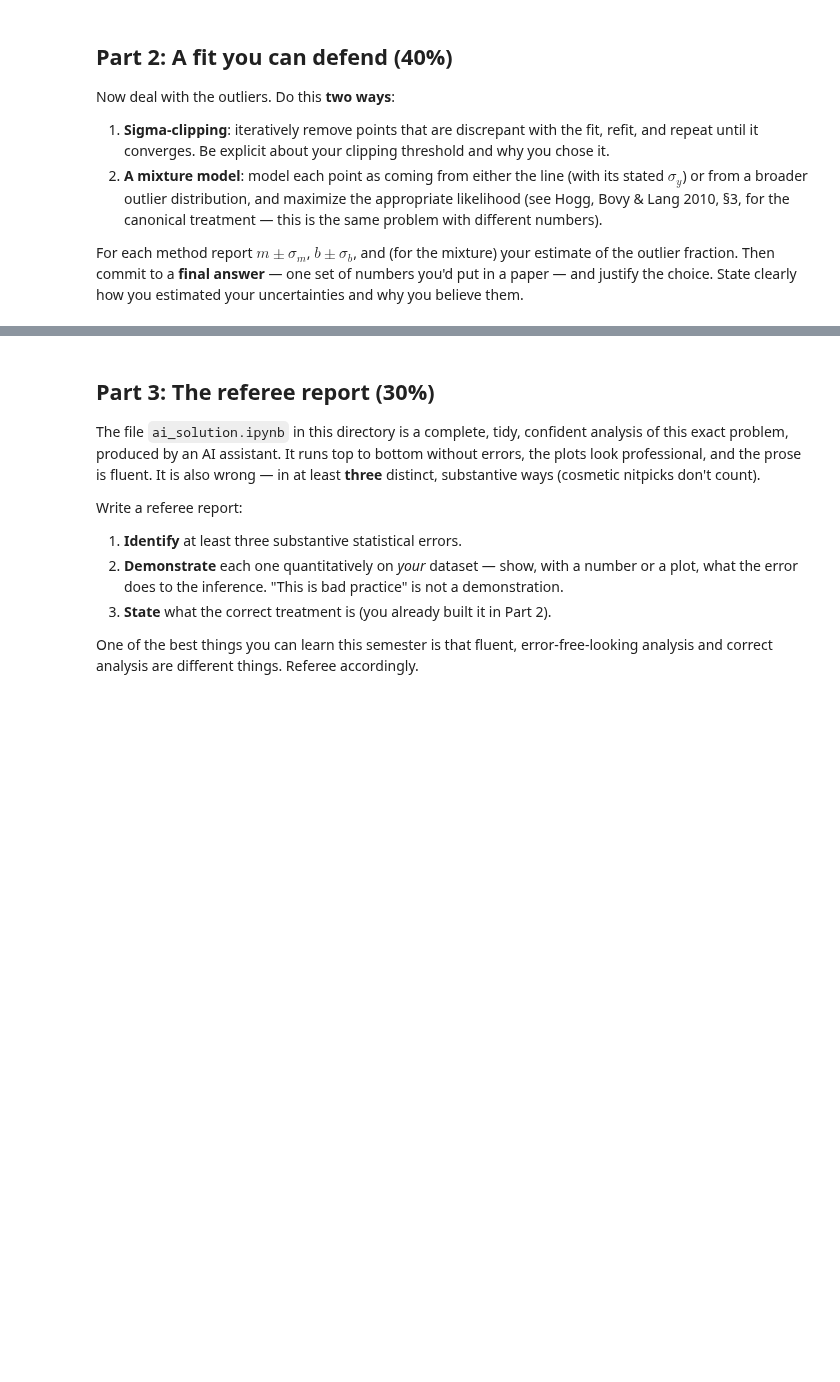
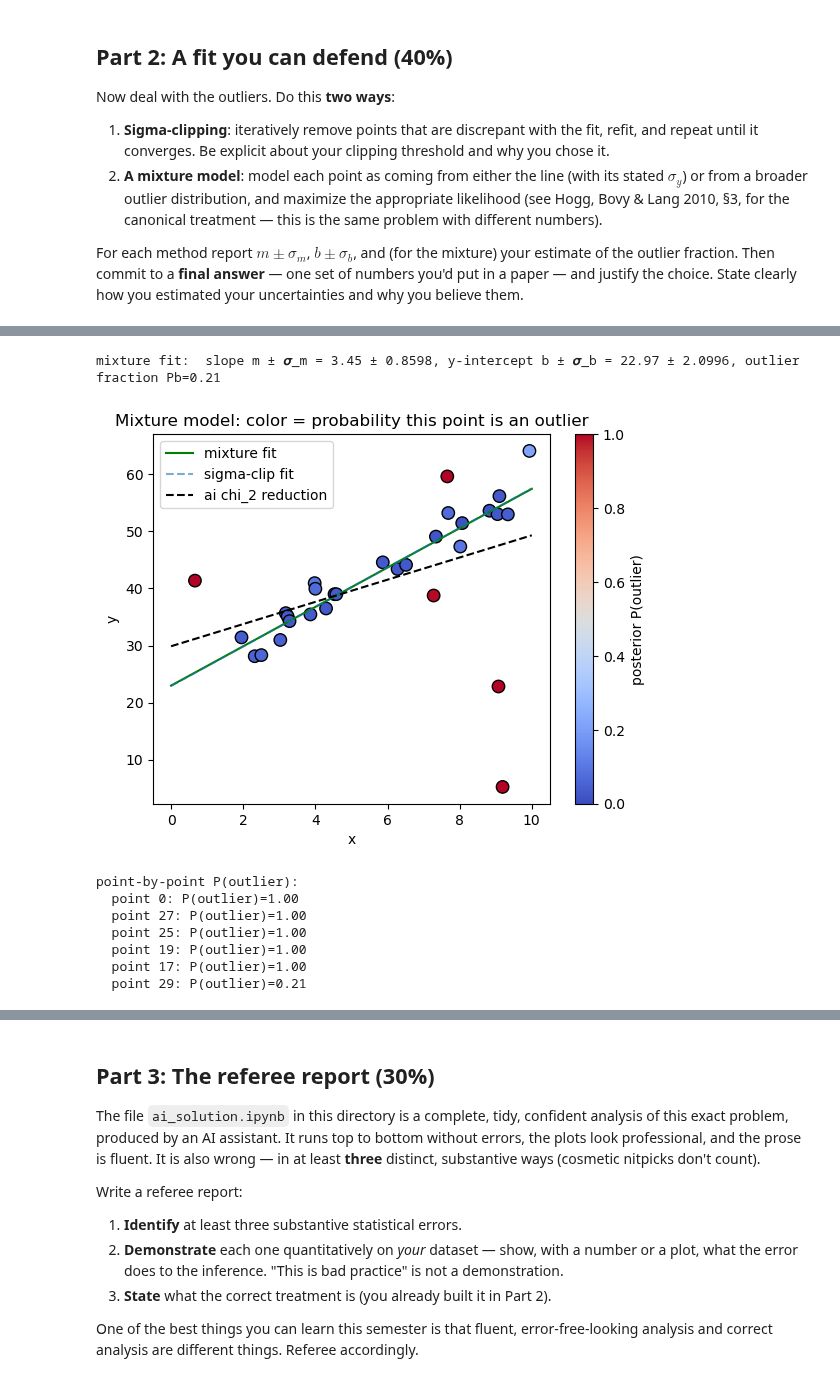
Before and after one commit to gnarayan/ast457_2026_Fall, a Jupyter notebook: submissions/saumyap2/lab01.ipynb, the cells around one changed output, grey strips where cells are left out. Cells and saved outputs as stored; diff of their text form; code cells hidden in the pictures; blank space fills up the shorter version.

```diff
--- a/submissions/saumyap2/lab01.ipynb
+++ b/submissions/saumyap2/lab01.ipynb
@@ -56 +124,69 @@ uncertainties and why you believe them.
+# %%
+# 2.2
+
+from scipy.optimize import minimize
+from scipy.stats import norm
+
+Yb_fixed = np.median(y)
+def neg_log_likelihood(theta, x, y, Yb, sigma):
+    m, b, Pb, lnVb = theta
+    Pb = np.clip(Pb, 1e-6, 1 - 1e-6)
+    Vb = np.exp(lnVb)
+    model = m * x + b
+    good = (1 - Pb) * norm.pdf(y, loc=model, scale=sigma_y)
+    bad_pop = Pb * norm.pdf(y, loc=Yb, scale=np.sqrt(Vb + sigma_y**2))
+    return -np.sum(np.log(good + bad_pop + 1e-300))
+
+# start from the sigma-clip fit
+theta0 = [p_clip[0], p_clip[1], 0.2, np.log(50.0)]
+result = minimize(neg_log_likelihood, theta0, args=(x, y, Yb_fixed, sigma_y),method='L-BFGS-B')
+m_mix, b_mix, Pb_mix, lnVb_mix = result.x
+n_params = len(result.x)
+cov = result.hess_inv @ np.eye(n_params)
+sigma_m_mix = np.sqrt(cov[0, 0])
+sigma_b_mix = np.sqrt(cov[1, 1])
+print(f"mixture fit:  slope m ± 𝝈_m = {m_mix:.2f} ± {sigma_m_mix:.4f}, y-intercept b ± 𝝈_b = {b_mix:.2f} ± {sigma_b_mix:.4f}, outlier fraction Pb={Pb_mix:.2f}")
+
+# per-point posterior probability of belonging to the "bad" population
+Vb_mix = np.exp(lnVb_mix)
+model_mix = m_mix * x + b_mix
+good_l = (1 - Pb_mix) * norm.pdf(y, loc=model_mix, scale=sigma_y)
+bad_l = Pb_mix * norm.pdf(y, loc=Yb_fixed, scale=np.sqrt(Vb_mix + sigma_y**2))
+p_bad = bad_l / (good_l + bad_l)
+
+
+
+# ai
+chi2 = np.sum(((y[mask] - (m_fit * x[mask] + b_fit)) / sigma_y[mask])**2)
+dof = mask.sum() - 2
+chi2_red = chi2 / dof
+
+scale = np.sqrt(chi2_red)
+sigma_scaled = sigma_y * scale
+chi2_new = np.sum(((y[mask] - (m_fit * x[mask] + b_fit)) / sigma_scaled[mask])**2) / dof
+m_err, b_err = m_err * scale, b_err * scale
+
+
+plt.scatter(x, y, c=p_bad, cmap='coolwarm', s=80, edgecolor='k', vmin=0, vmax=1)
+plt.colorbar(label='posterior P(outlier)')
+plt.plot(xx, m_mix * xx + b_mix, 'g-', label='mixture fit')
+plt.plot(xx, np.polyval(p_clip, xx), 'C0--', alpha=0.6, label='sigma-clip fit')
+plt.plot(xx, m_fit * xx + b_fit, 'k--', label='ai chi_2 reduction')
+plt.xlabel('x'); plt.ylabel('y'); plt.legend()
+plt.title('Mixture model: color = probability this point is an outlier')
+plt.show()
+
+print("point-by-point P(outlier):")
+for i in np.argsort(-p_bad)[:6]:
+    print(f"  point {i}: P(outlier)={p_bad[i]:.2f}")
+# %% [output]
+mixture fit:  slope m ± 𝝈_m = 3.45 ± 0.8598, y-intercept b ± 𝝈_b = 22.97 ± 2.0996, outlier fraction Pb=0.21
+[figure, added]
+point-by-point P(outlier):
+  point 0: P(outlier)=1.00
+  point 27: P(outlier)=1.00
+  point 25: P(outlier)=1.00
+  point 19: P(outlier)=1.00
+  point 17: P(outlier)=1.00
+  point 29: P(outlier)=0.21
 # %% [markdown]
```
Also changed, not shown: parts of 8 cells of this notebook.
